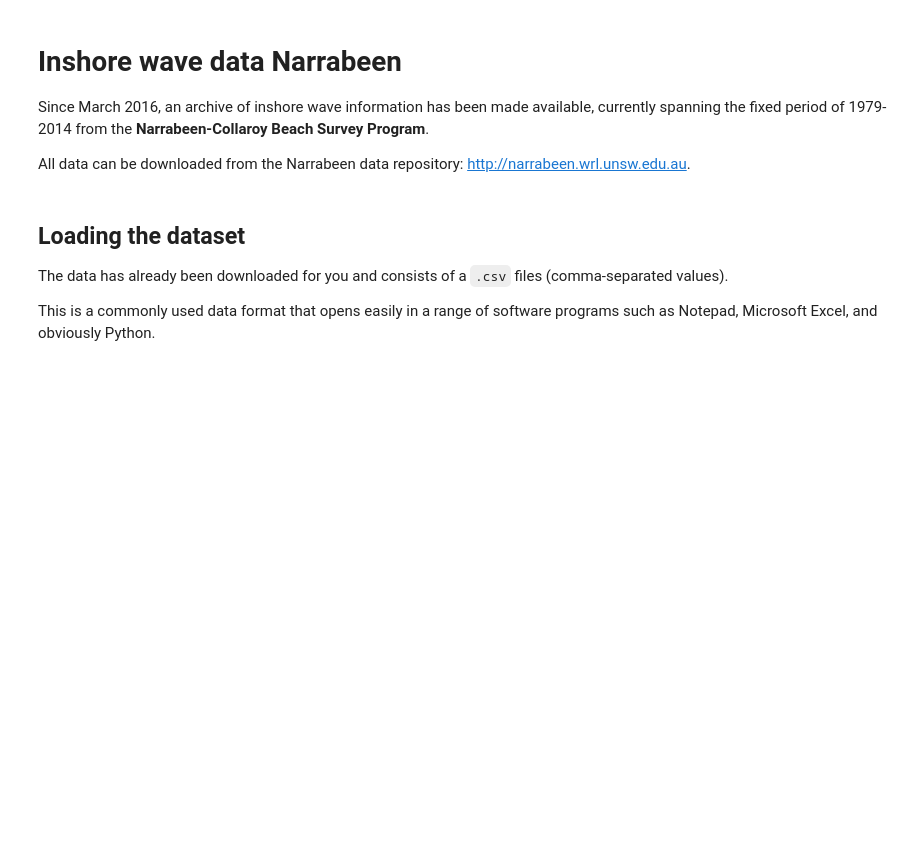
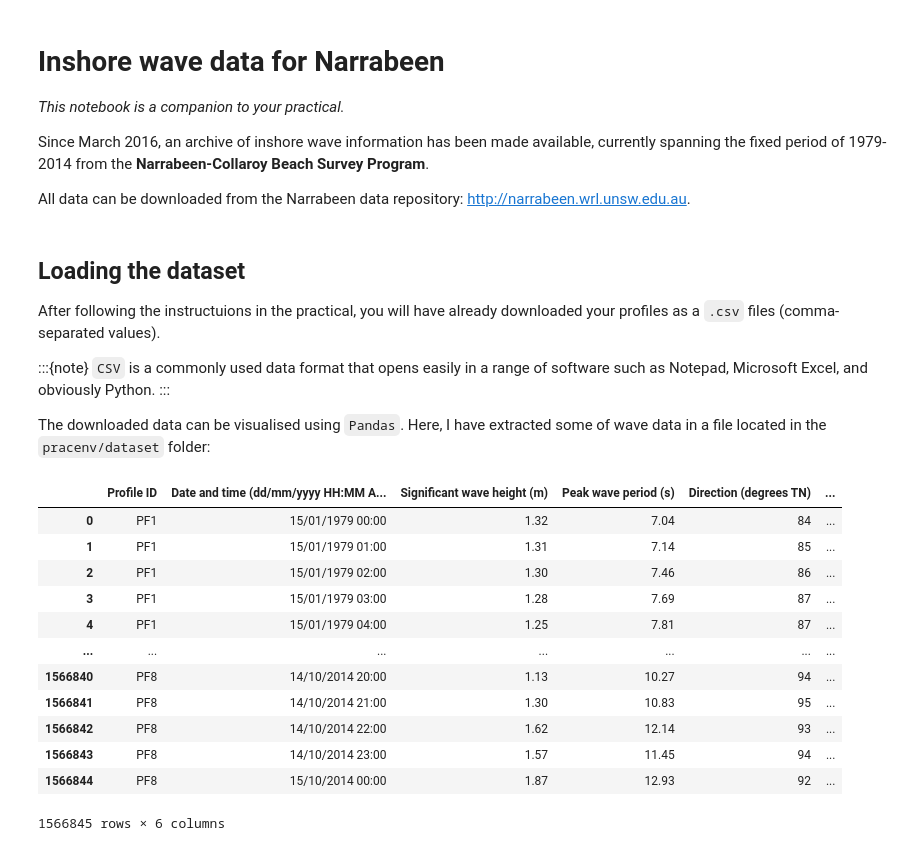
Before and after one commit to TristanSalles/Coast, a Jupyter notebook: book/coastevol/inshorewaves.ipynb, the cells around one changed output. Drawn from its saved outputs; the diff is of its cells as text; code cells hidden in the pictures; blank space fills up the shorter version.

Commit message:
update practical notebooks

```diff
--- a/book/coastevol/inshorewaves.ipynb
+++ b/book/coastevol/inshorewaves.ipynb
@@ -4,5 +1,7 @@
 # %% [markdown]
-# Inshore wave data Narrabeen
+# Inshore wave data for Narrabeen
+
+_This notebook is a companion to your practical._
 
 Since March 2016, an archive of inshore wave information has been made available, currently spanning the fixed period of 1979-2014 from the **Narrabeen-Collaroy Beach Survey Program**.
 
@@ -25,6 +27,27 @@ register_matplotlib_converters()
 ## Loading the dataset
 
 
-The data has already been downloaded for you and consists of a `.csv` files (comma-separated values).
+After following the instructuions in the practical, you will have already downloaded your profiles as a `.csv` files (comma-separated values).
 
-This is a commonly used data format that opens easily in a range of software programs such as Notepad, Microsoft Excel, and obviously Python.
+:::{note}
+`CSV` is a commonly used data format that opens easily in a range of software such as Notepad, Microsoft Excel, and obviously Python.
+:::
+
+The downloaded data can be visualised using `Pandas`. Here, I have extracted some of wave data in a file located in the `pracenv/dataset` folder:
+# %%
+dataframe = pd.read_csv('../pracenv/dataset/Inshore_Waves.csv', encoding="utf8")
+dataframe
+# %% [output]
+|  | Profile ID | Date and time (dd/mm/yyyy HH:MM A... | Significant wave height (m) | Peak wave period (s) | Direction (degrees TN) | ... |
+| 0 | PF1 | 15/01/1979 00:00 | 1.32 | 7.04 | 84 | ... |
+| 1 | PF1 | 15/01/1979 01:00 | 1.31 | 7.14 | 85 | ... |
+| 2 | PF1 | 15/01/1979 02:00 | 1.30 | 7.46 | 86 | ... |
+| 3 | PF1 | 15/01/1979 03:00 | 1.28 | 7.69 | 87 | ... |
+| 4 | PF1 | 15/01/1979 04:00 | 1.25 | 7.81 | 87 | ... |
+| ... | ... | ... | ... | ... | ... | ... |
+| 1566840 | PF8 | 14/10/2014 20:00 | 1.13 | 10.27 | 94 | ... |
+| 1566841 | PF8 | 14/10/2014 21:00 | 1.30 | 10.83 | 95 | ... |
+| 1566842 | PF8 | 14/10/2014 22:00 | 1.62 | 12.14 | 93 | ... |
+| 1566843 | PF8 | 14/10/2014 23:00 | 1.57 | 11.45 | 94 | ... |
+| 1566844 | PF8 | 15/10/2014 00:00 | 1.87 | 12.93 | 92 | ... |
+1566845 rows × 6 columns
```
Also changed, not shown: parts of 11 cells of this notebook, 8 other files.
